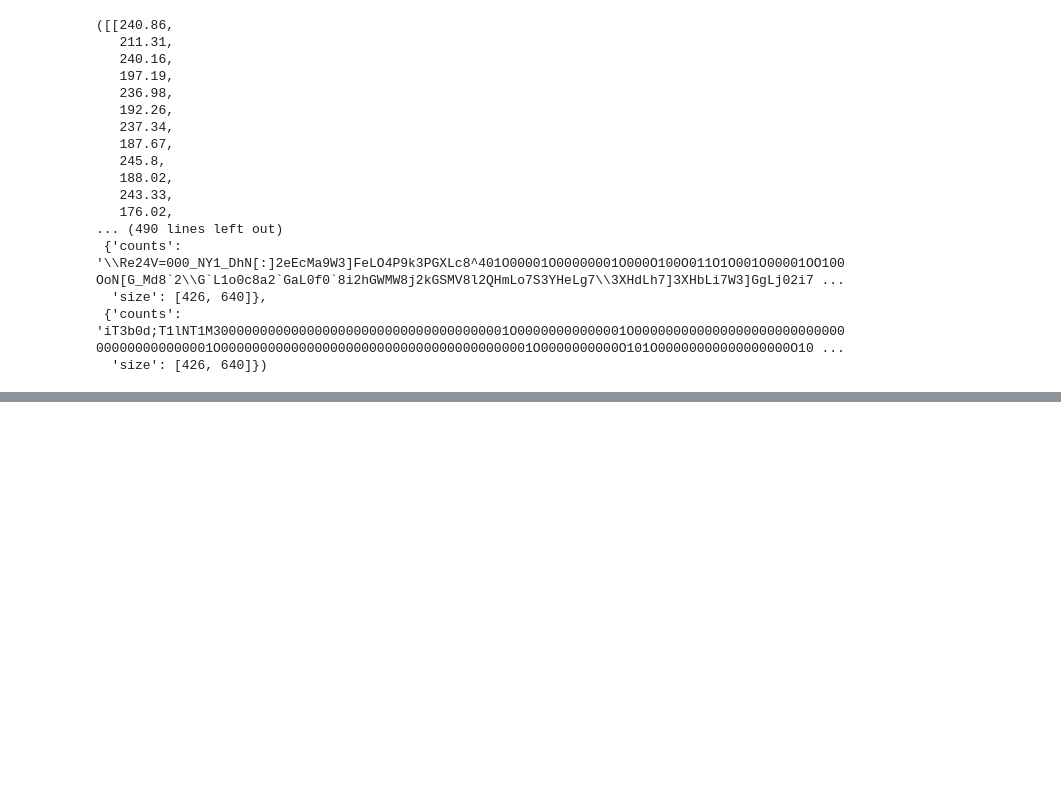
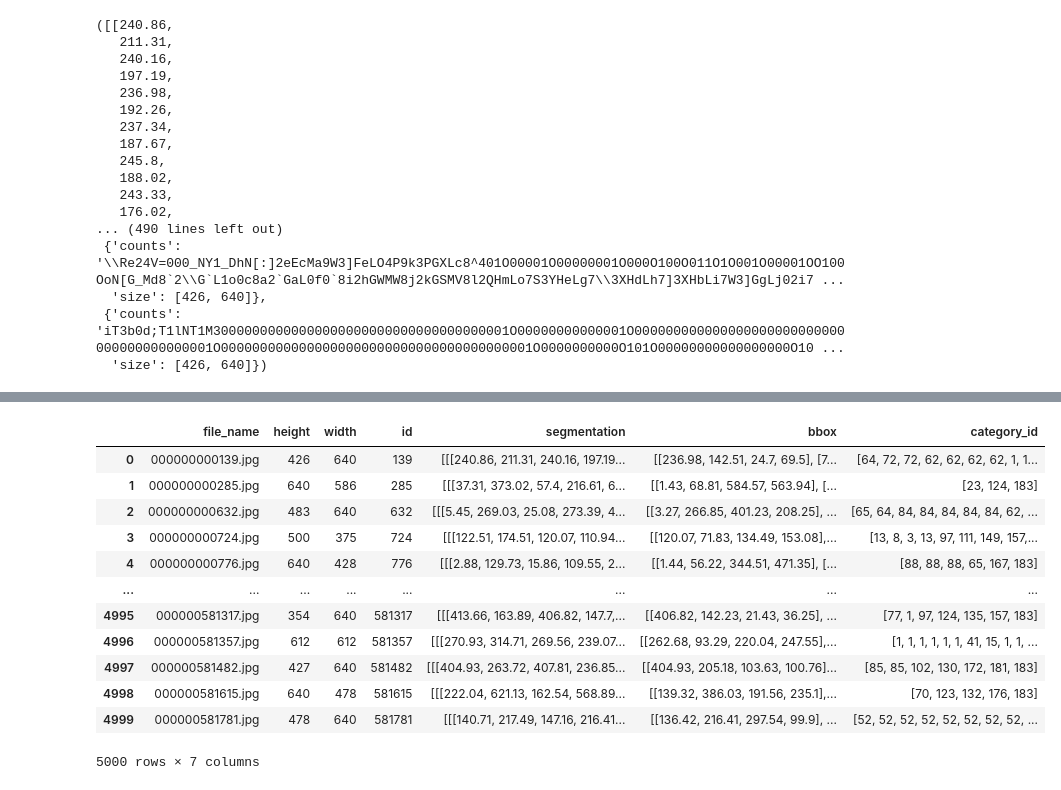
Before and after one commit to DarylFernandes99/custom-yolo-implmentation, a Jupyter notebook: test.ipynb, the cells around one changed output, grey strips where cells are left out. Drawn from its saved outputs; the diff is of its cells as text; code cells hidden in the pictures; blank space fills up the shorter version.

```diff
--- a/test.ipynb
+++ b/test.ipynb
@@ -464,0 +494,17 @@ plt.show()
+# %%
+test_df = pd.read_parquet('results.parquet')
+test_df
+# %% [output]
+|  | file_name | height | width | id | segmentation | bbox | category_id |
+| 0 | 000000000139.jpg | 426 | 640 | 139 | [[[240.86, 211.31, 240.16, 197.19... | [[236.98, 142.51, 24.7, 69.5], [7... | [64, 72, 72, 62, 62, 62, 62, 1, 1... |
+| 1 | 000000000285.jpg | 640 | 586 | 285 | [[[37.31, 373.02, 57.4, 216.61, 6... | [[1.43, 68.81, 584.57, 563.94], [... | [23, 124, 183] |
+| 2 | 000000000632.jpg | 483 | 640 | 632 | [[[5.45, 269.03, 25.08, 273.39, 4... | [[3.27, 266.85, 401.23, 208.25], ... | [65, 64, 84, 84, 84, 84, 84, 62, ... |
+| 3 | 000000000724.jpg | 500 | 375 | 724 | [[[122.51, 174.51, 120.07, 110.94... | [[120.07, 71.83, 134.49, 153.08],... | [13, 8, 3, 13, 97, 111, 149, 157,... |
+| 4 | 000000000776.jpg | 640 | 428 | 776 | [[[2.88, 129.73, 15.86, 109.55, 2... | [[1.44, 56.22, 344.51, 471.35], [... | [88, 88, 88, 65, 167, 183] |
+| ... | ... | ... | ... | ... | ... | ... | ... |
+| 4995 | 000000581317.jpg | 354 | 640 | 581317 | [[[413.66, 163.89, 406.82, 147.7,... | [[406.82, 142.23, 21.43, 36.25], ... | [77, 1, 97, 124, 135, 157, 183] |
+| 4996 | 000000581357.jpg | 612 | 612 | 581357 | [[[270.93, 314.71, 269.56, 239.07... | [[262.68, 93.29, 220.04, 247.55],... | [1, 1, 1, 1, 1, 1, 41, 15, 1, 1, ... |
+| 4997 | 000000581482.jpg | 427 | 640 | 581482 | [[[404.93, 263.72, 407.81, 236.85... | [[404.93, 205.18, 103.63, 100.76]... | [85, 85, 102, 130, 172, 181, 183] |
+| 4998 | 000000581615.jpg | 640 | 478 | 581615 | [[[222.04, 621.13, 162.54, 568.89... | [[139.32, 386.03, 191.56, 235.1],... | [70, 123, 132, 176, 183] |
+| 4999 | 000000581781.jpg | 478 | 640 | 581781 | [[[140.71, 217.49, 147.16, 216.41... | [[136.42, 216.41, 297.54, 99.9], ... | [52, 52, 52, 52, 52, 52, 52, 52, ... |
+5000 rows × 7 columns
```
Also changed, not shown: parts of 4 cells of this notebook.
